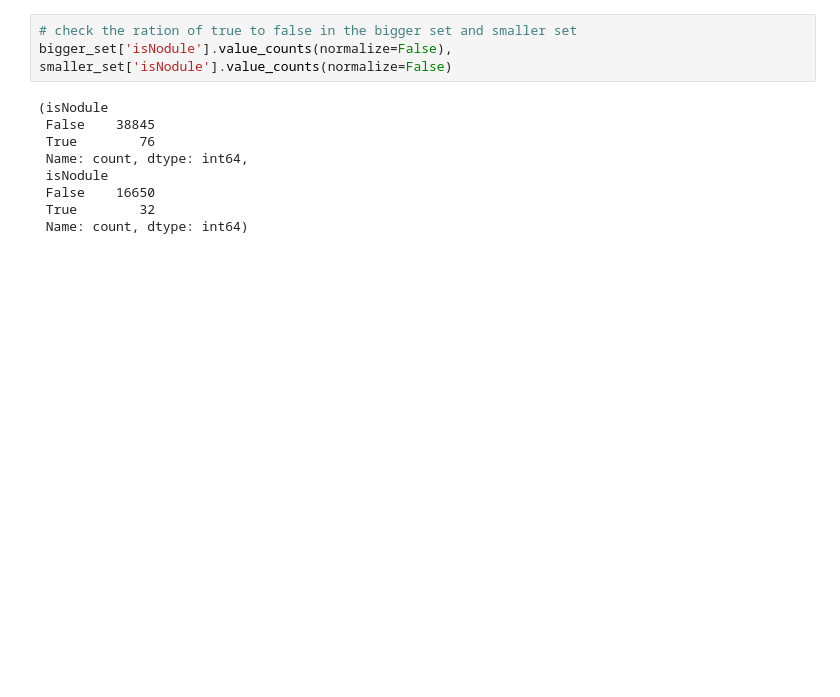
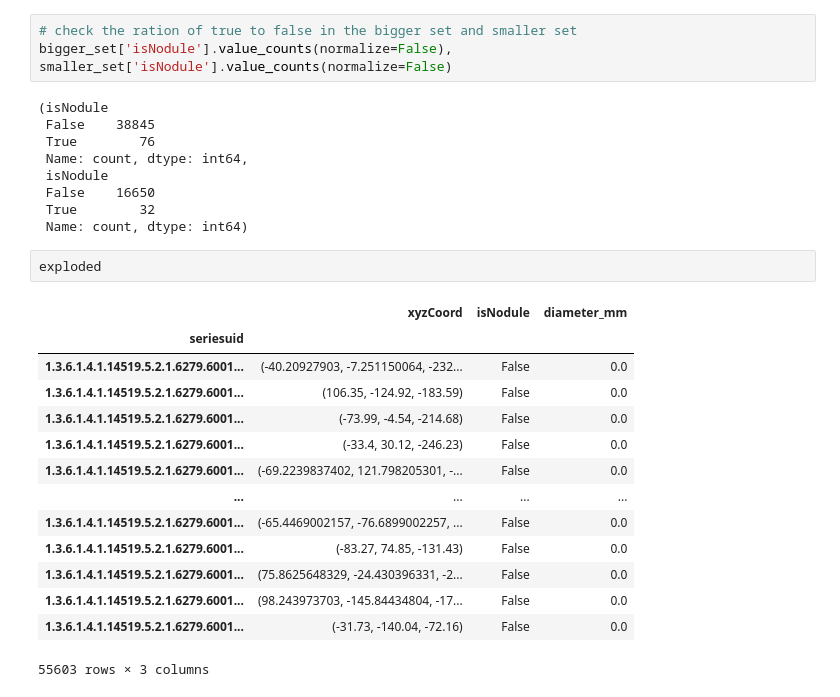
Before and after one commit to dolphinnG/Luna-Grand-Chalenge, a Jupyter notebook: test_preprocess_code.ipynb, the cells around one changed output. Cells and saved outputs as stored; diff of their text form; blank space fills up the shorter version.

```diff
--- a/test_preprocess_code.ipynb
+++ b/test_preprocess_code.ipynb
@@ -493,3 +493,20 @@ bigger_set['isNodule'].value_counts(normalize=False), smaller_set['isNodule'].va
  False    16650
  True        32
  Name: count, dtype: int64)
+# %%
+exploded
+# %% [output]
+|  | xyzCoord | isNodule | diameter_mm |
+| seriesuid |  |  |  |
+| 1.3.6.1.4.1.14519.5.2.1.6279.6001... | (-40.20927903, -7.251150064, -232... | False | 0.0 |
+| 1.3.6.1.4.1.14519.5.2.1.6279.6001... | (106.35, -124.92, -183.59) | False | 0.0 |
+| 1.3.6.1.4.1.14519.5.2.1.6279.6001... | (-73.99, -4.54, -214.68) | False | 0.0 |
+| 1.3.6.1.4.1.14519.5.2.1.6279.6001... | (-33.4, 30.12, -246.23) | False | 0.0 |
+| 1.3.6.1.4.1.14519.5.2.1.6279.6001... | (-69.2239837402, 121.798205301, -... | False | 0.0 |
+| ... | ... | ... | ... |
+| 1.3.6.1.4.1.14519.5.2.1.6279.6001... | (-65.4469002157, -76.6899002257, ... | False | 0.0 |
+| 1.3.6.1.4.1.14519.5.2.1.6279.6001... | (-83.27, 74.85, -131.43) | False | 0.0 |
+| 1.3.6.1.4.1.14519.5.2.1.6279.6001... | (75.8625648329, -24.430396331, -2... | False | 0.0 |
+| 1.3.6.1.4.1.14519.5.2.1.6279.6001... | (98.243973703, -145.84434804, -17... | False | 0.0 |
+| 1.3.6.1.4.1.14519.5.2.1.6279.6001... | (-31.73, -140.04, -72.16) | False | 0.0 |
+55603 rows × 3 columns
```
Also changed, not shown: parts of 7 cells of this notebook, 5 other files.
